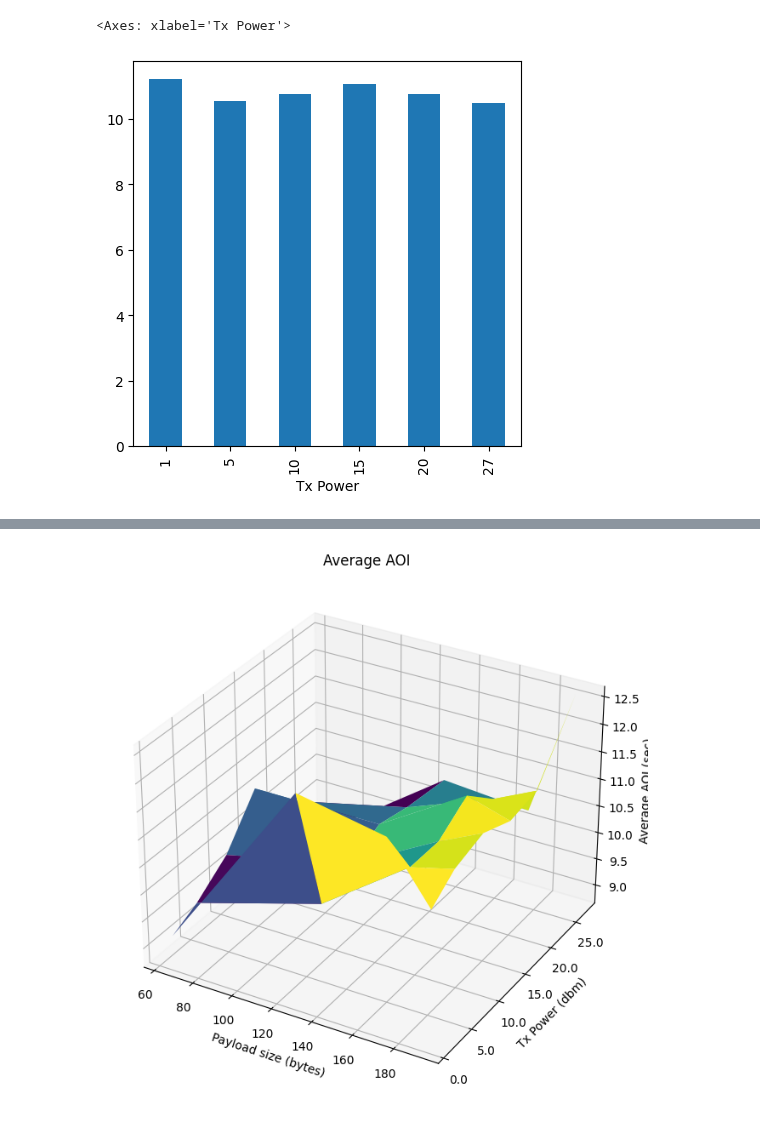
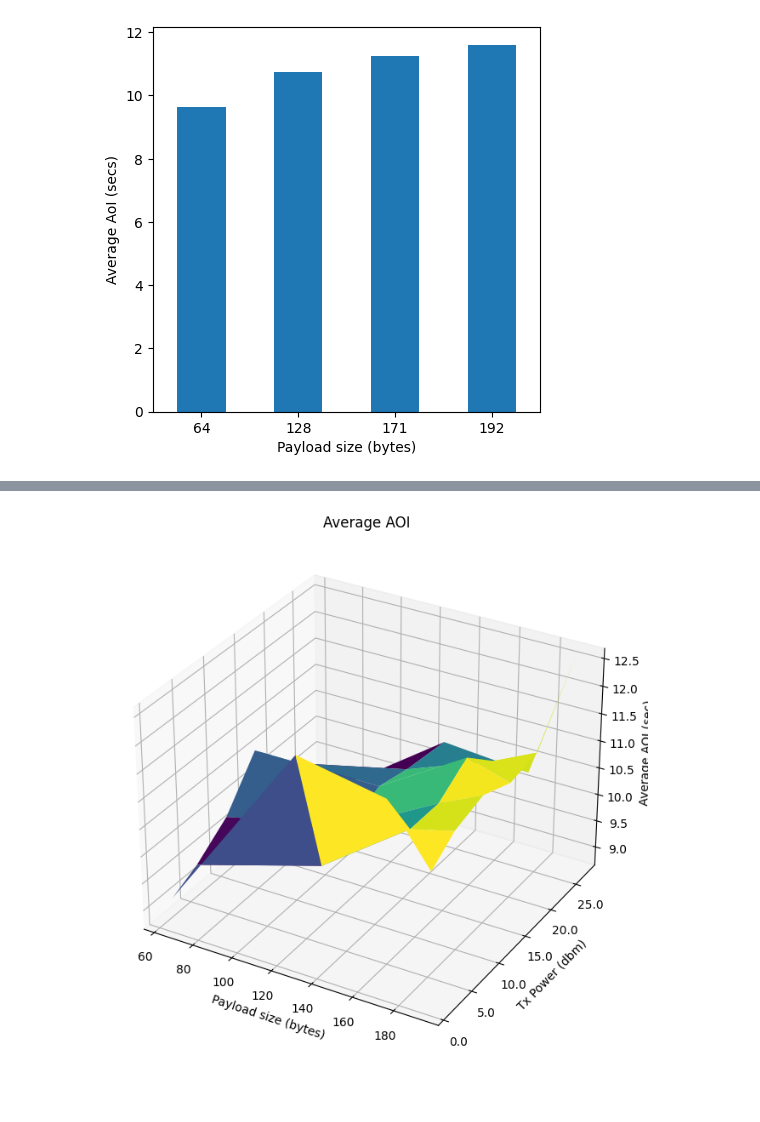
Before and after one commit to maxDeCoder/Avignon_LORA, a Jupyter notebook: test.ipynb, the cells around one changed output, grey strips where cells are left out. Cells and saved outputs as stored; diff of their text form; code cells hidden in the pictures; blank space fills up the shorter version.

```diff
--- a/test.ipynb
+++ b/test.ipynb
@@ -103,5 +127,9 @@ z = df.pivot_table("Average AOI", index="Tx Power", columns="Payload size")[payl
-# %%
-np.mean(z, axis=1).plot(kind="bar")
-# %% [output]
-<Axes: xlabel='Tx Power'>
-[figure, removed]
+# %%
+display(np.mean(z, axis=0))
+_plot = np.mean(z, axis=0).plot(kind="bar")
+plt.xticks(rotation=0)
+plt.ylabel("Average AoI (secs)")
+plt.xlabel("Payload size (bytes)")
+plt.savefig("./plots and images/one_packet_payloadvAOI.png")
+# %% [output]
+[figure, added]
```
Also changed, not shown: parts of 4 cells of this notebook, 21 other files.
